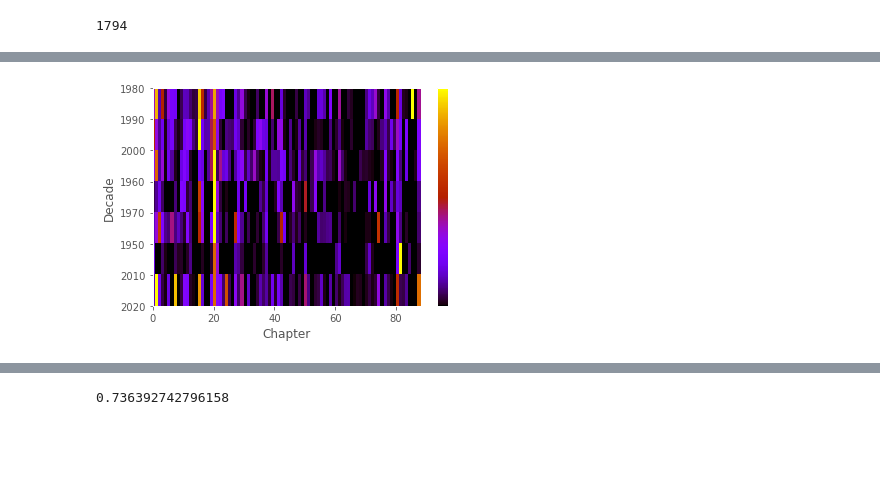
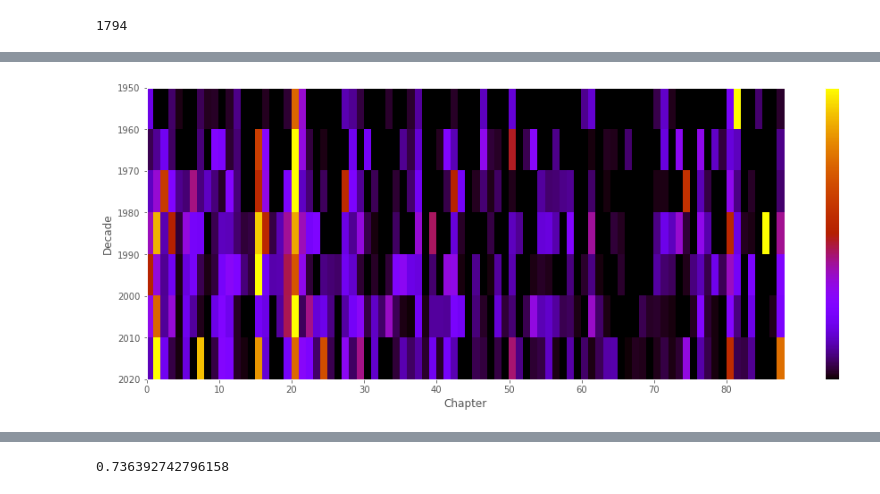
Before and after one commit to lit-mod-viz/middlemarch-critical-histories, a Jupyter notebook: notebooks/jstor-analysis.ipynb, the cells around one changed output, grey strips where cells are left out. Cells and saved outputs as stored; diff of their text form; code cells hidden in the pictures; blank space fills up the shorter version.

```diff
--- a/notebooks/jstor-analysis.ipynb
+++ b/notebooks/jstor-analysis.ipynb
@@ -357,4 +388,4 @@ Text(0, 0.5, 'Words Quoted, Normalized')
 # %%
-plotDiachronicAnalysis(diachronicAnalysis(df, decades=(1950, 2020), bins=chapterLocations))
+plotDiachronicAnalysis(diachronicAnalysis(df, decades=(1950, 2020), bins=chapterLocations).sort_index())
 # %% [output]
-[figure, old version]
+[figure, new version]
```
Also changed, not shown: parts of 33 cells of this notebook, 1 other file.
